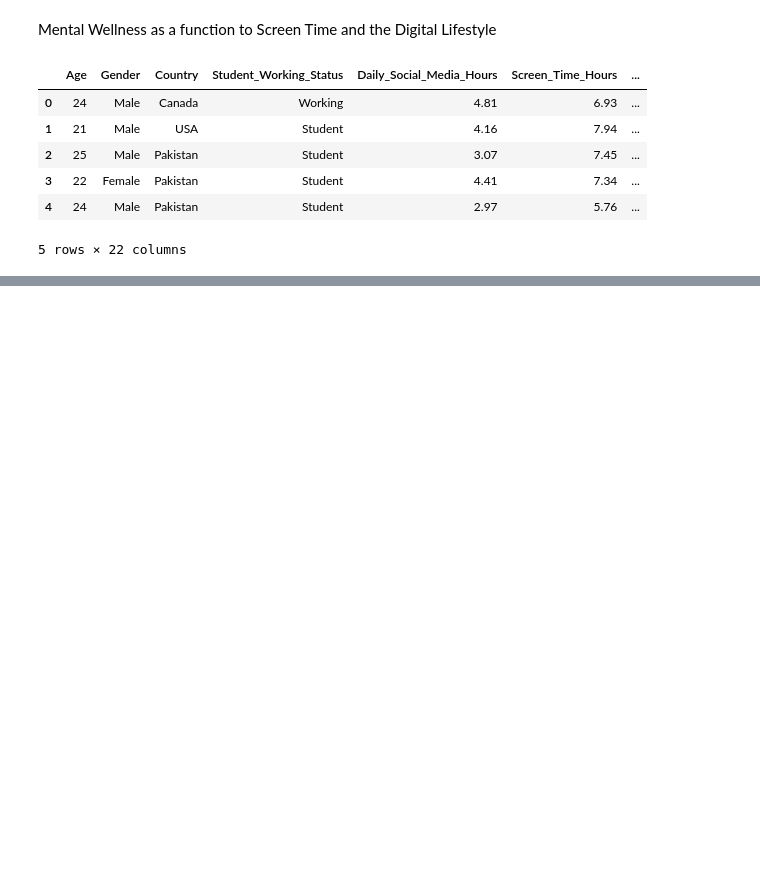
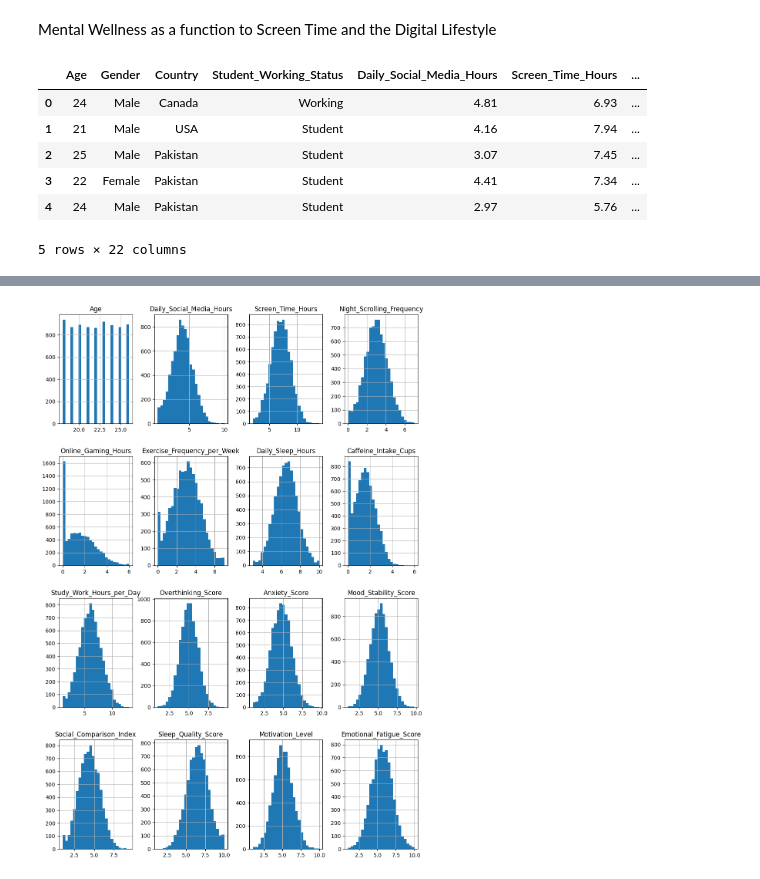
Before and after one commit to guedera/PredictionMentalWellness, a Jupyter notebook: codes/MLP.ipynb, the cells around one changed output, grey strips where cells are left out. Cells and saved outputs as stored; diff of their text form; code cells hidden in the pictures; blank space fills up the shorter version.

Commit message:
MW numeric obtaining

```diff
--- a/codes/MLP.ipynb
+++ b/codes/MLP.ipynb
@@ -32,0 +72,10 @@ df.describe()
+# %%
+X = df.drop('Wellbeing_Index', axis=1).copy()
+y = df['Wellbeing_Index'].copy() #target
+
+X_train, X_test, y_train, y_test = train_test_split(
+    X,
+    y,
+    test_size=0.2,
+    random_state=42,
+)
@@ -32,0 +111,10 @@ df.describe()
+# %%
+# Distribution of the numerical features
+X_train.select_dtypes(include=['number']).hist(
+    bins = 25,
+    figsize = (12, 18)
+)
+
+plt.show()
+# %% [output]
+[figure, added]
```
Also changed, not shown: parts of 15 cells of this notebook.
